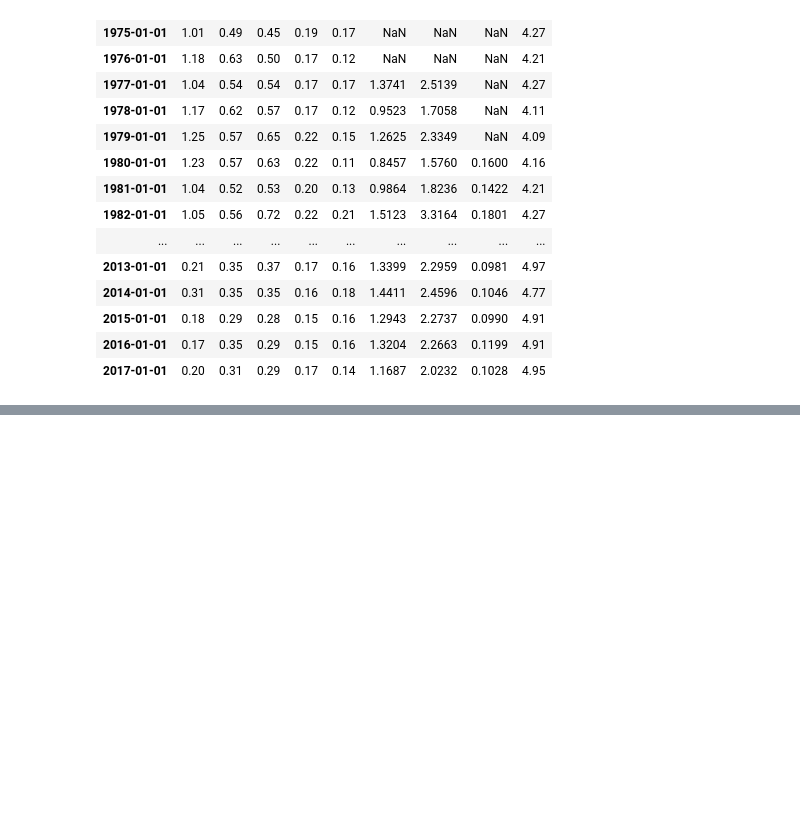
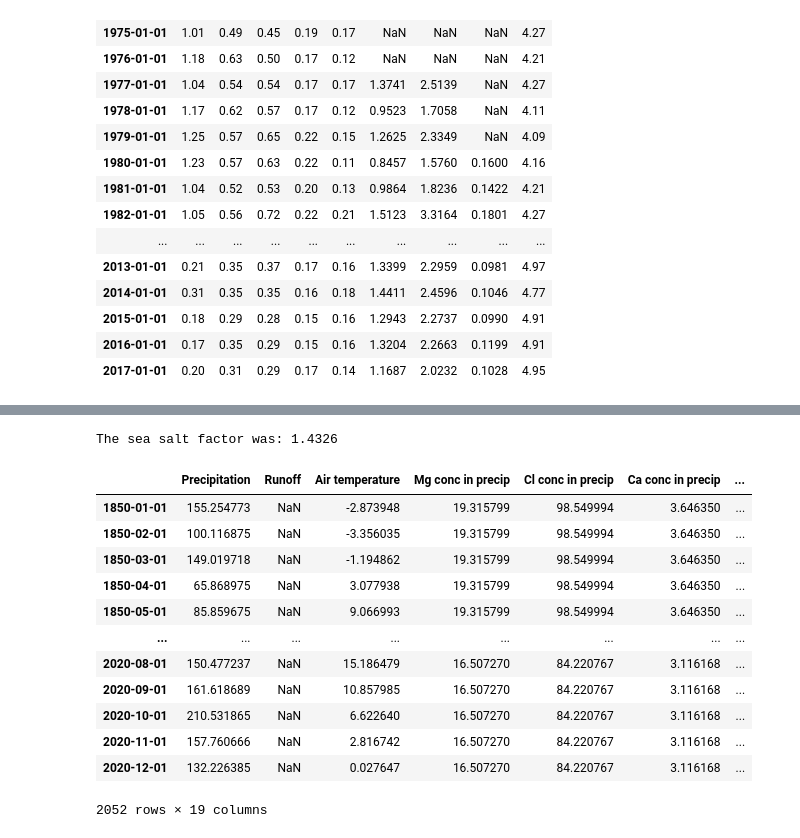
Before and after one commit to NIVANorge/Mobius, a Jupyter notebook: PythonWrapper/MAGIC/example.ipynb, the cells around one changed output, grey strips where cells are left out. Saved outputs shown, nothing was run; the diff lists cells and outputs as text; code cells hidden in the pictures; blank space fills up the shorter version.

```diff
--- a/PythonWrapper/MAGIC/example.ipynb
+++ b/PythonWrapper/MAGIC/example.ipynb
@@ -7,7 +7,7 @@ import magic_input_processing as magic
 # %%
 df = magic.empty_input_df(1850, 2020)
 
-met_df = pd.read_excel('example_data_Birkenes.xls', sheet_name='Ark1', index_col='Date', parse_dates=True)
+met_df = pd.read_excel('example_met_Birkenes.xls', sheet_name='Ark1', index_col='Date', parse_dates=True)
 
 met_df
 # %% [output]
@@ -44,3 +44,7 @@ emep_df
 | 1980-01-01 | 1.17 | 1.34 | 1.14 | 0.84 |
 | 1985-01-01 | 1.06 | 1.13 | 1.12 | 0.84 |
 | 1990-01-01 | 1.00 | 1.00 | 1.00 | 1.00 |
+# %%
+runoff_df = pd.read_excel('example_runoff_Birkenes.xls', sheet_name='Ark1', index_col='Date', parse_dates=True)
+
+runoff_df
@@ -67,15 +86,3 @@ dep_df
 | 2015-01-01 | 0.18 | 0.29 | 0.28 | 0.15 | 0.16 | 1.2943 | 2.2737 | 0.0990 | 4.91 |
 | 2016-01-01 | 0.17 | 0.35 | 0.29 | 0.15 | 0.16 | 1.3204 | 2.2663 | 0.1199 | 4.91 |
 | 2017-01-01 | 0.20 | 0.31 | 0.29 | 0.17 | 0.14 | 1.1687 | 2.0232 | 0.1028 | 4.95 |
-# %%
-
- # 'P'  is the name of the precip. time series in the source document
-magic.add_precip_ts(df, met_df, 'P', patch_ref_range=range(1971, 1981))
-# 'T'  is the name of the air t. time series in the source document
-magic.add_air_temperature_ts(df, met_df, 'T', patch_ref_range=range(1971, 1981))
-magic.add_deposition_ts(df, dep_df, 'SO4', patch_scale=emep_df['SO4'], patch_ref_range=range(1989,1992))
-magic.add_deposition_ts(df, dep_df, 'NH4', patch_scale=emep_df['NH4'], patch_ref_range=range(1989,1992))
-magic.add_deposition_ts(df, dep_df, 'NO3', patch_scale=emep_df['NO3'], patch_ref_range=range(1989,1992))
-magic.add_deposition_ts(df, dep_df, 'Mg',  patch_ref_range=range(1974, 1977))
-
-df
@@ -99,0 +112,29 @@ magic.plot_inputs(df)
+# %%
+
+magic.add_precip_ts(df, met_df['P'], patch_ref_range=(1981, 1991))
+#NOTE: The Runoff series should not be patched at all. It will only be used for reference in the deposition correction
+#      and for calibrating the eventual hydr. module.
+magic.add_runoff_ts(df, runoff_df['Q'])
+
+magic.add_air_temperature_ts(df, met_df['T'], patch_ref_range=(1971, 1981))
+
+magic.add_deposition_ts(df, dep_df, runoff_chem_df, sea_salt_ref='Mg', sea_salt_ref_range=(1981,1992),
+                        source_is_mg_l=True, runoff_is_mg_l=False,
+                        patch_scale=emep_df, patch_ref_range=(1981,1992))
+
+df
+# %% [output]
+The sea salt factor was: 1.4326
+|  | Precipitation | Runoff | Air temperature | Mg conc in precip | Cl conc in precip | Ca conc in precip | ... |
+| 1850-01-01 | 155.254773 | NaN | -2.873948 | 19.315799 | 98.549994 | 3.646350 | ... |
+| 1850-02-01 | 100.116875 | NaN | -3.356035 | 19.315799 | 98.549994 | 3.646350 | ... |
+| 1850-03-01 | 149.019718 | NaN | -1.194862 | 19.315799 | 98.549994 | 3.646350 | ... |
+| 1850-04-01 | 65.868975 | NaN | 3.077938 | 19.315799 | 98.549994 | 3.646350 | ... |
+| 1850-05-01 | 85.859675 | NaN | 9.066993 | 19.315799 | 98.549994 | 3.646350 | ... |
+| ... | ... | ... | ... | ... | ... | ... | ... |
+| 2020-08-01 | 150.477237 | NaN | 15.186479 | 16.507270 | 84.220767 | 3.116168 | ... |
+| 2020-09-01 | 161.618689 | NaN | 10.857985 | 16.507270 | 84.220767 | 3.116168 | ... |
+| 2020-10-01 | 210.531865 | NaN | 6.622640 | 16.507270 | 84.220767 | 3.116168 | ... |
+| 2020-11-01 | 157.760666 | NaN | 2.816742 | 16.507270 | 84.220767 | 3.116168 | ... |
+| 2020-12-01 | 132.226385 | NaN | 0.027647 | 16.507270 | 84.220767 | 3.116168 | ... |
+2052 rows × 19 columns
```
Also changed, not shown: parts of 5 cells of this notebook, 18 other files.
